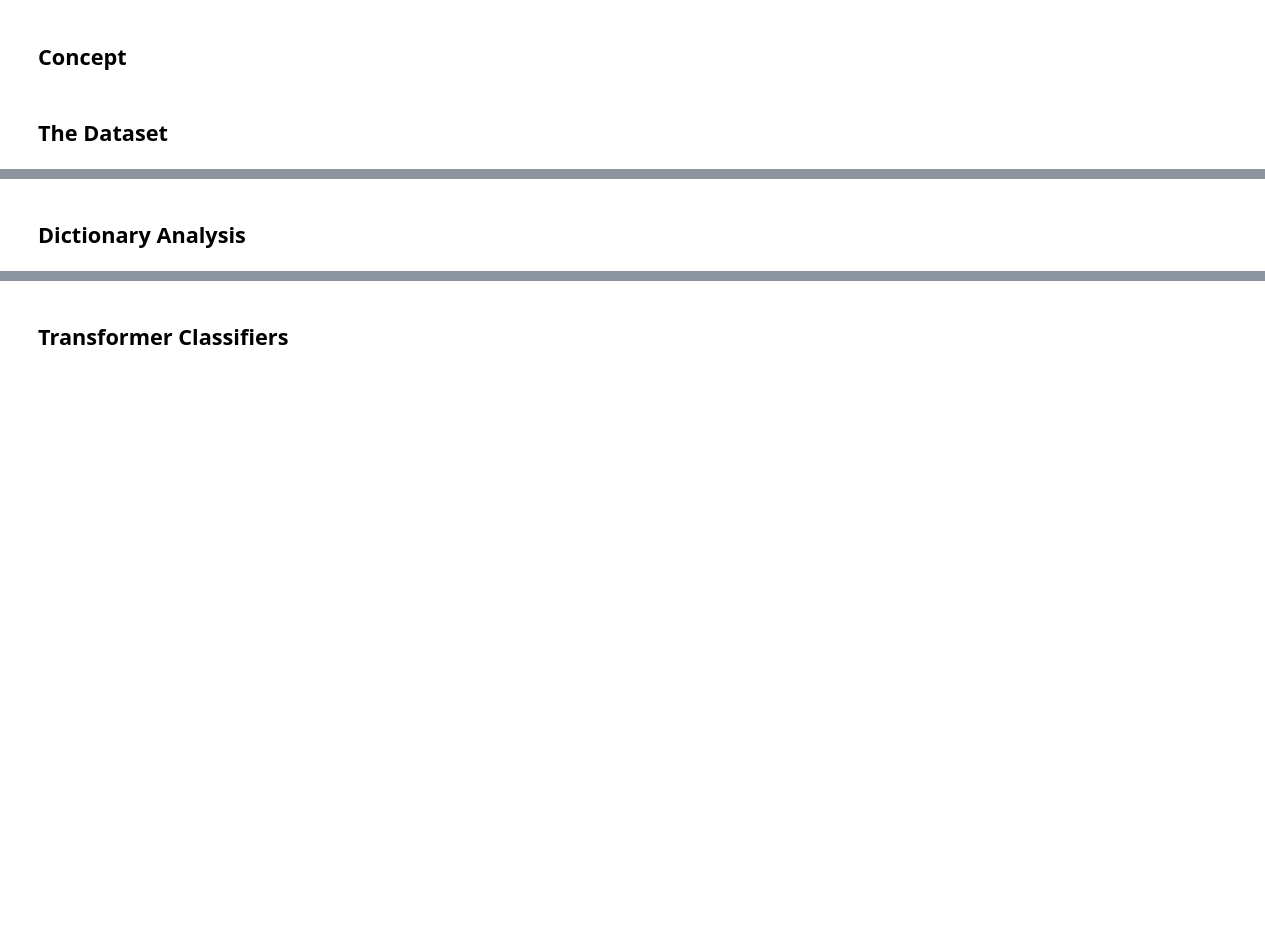
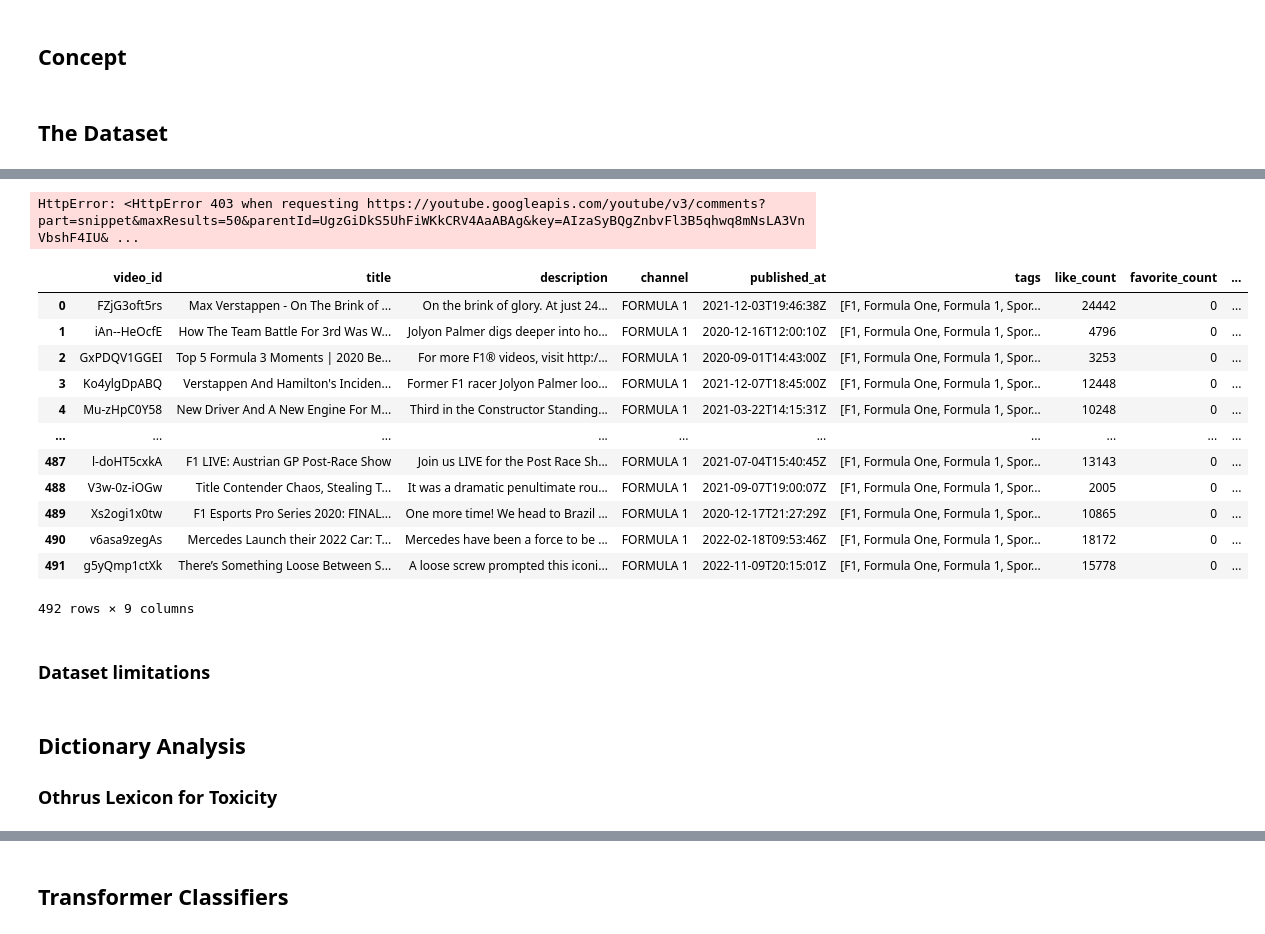
Before and after one commit to lkno0705/ToxicF1Cac, a Jupyter notebook: final.ipynb, the cells around one changed output, grey strips where cells are left out. Cells and saved outputs as stored; diff of their text form; code cells hidden in the pictures; blank space fills up the shorter version.

```diff
--- a/final.ipynb
+++ b/final.ipynb
@@ -134,12 +155,12 @@ for video_id in video_ids_after_2020:
     if videos.loc[videos['video_id'] == video_id].comment_count.iloc[0] == 0:
         continue
     top_level_comments = youtube_api.commentThreads().list(part="snippet",
-        maxResults=2,
+        maxResults=50,
         order="relevance",
         videoId=video_id).execute()['items']
     for top_level_comment in top_level_comments:
         replies = youtube_api.comments().list(part="snippet",
-            maxResults=2,
+            maxResults=50,
             parentId=top_level_comment['snippet']['topLevelComment']['id']).execute()['items']
         df_list_comments.append(
         {
@@ -165,11 +186,33 @@ for video_id in video_ids_after_2020:
 
 comment_df = pd.DataFrame(df_list_comments)
 comment_df
+# %% [output]
+HttpError: <HttpError 403 when requesting https://youtube.googleapis.com/youtube/v3/comments?part=snippet&maxResults=50&parentId=UgzGiDkS5UhFiWKkCRV4AaABAg&key=AIzaSyBQgZnbvFl3B5qhwq8mNsLA3VnVbshF4IU& ...
 # %%
 videos.to_pickle("datasets/video_data.pkl")
 comment_df.to_pickle("datasets/comment_data.pkl")
 # %%
 videos = pd.read_pickle("datasets/video_data.pkl")
 comment_df = pd.read_pickle("datasets/comment_data.pkl")
+# %%
+videos
+# %% [output]
+|  | video_id | title | description | channel | published_at | tags | like_count | favorite_count | ... |
+| 0 | FZjG3oft5rs | Max Verstappen - On The Brink of ... | On the brink of glory. At just 24... | FORMULA 1 | 2021-12-03T19:46:38Z | [F1, Formula One, Formula 1, Spor... | 24442 | 0 | ... |
+| 1 | iAn--HeOcfE | How The Team Battle For 3rd Was W... | Jolyon Palmer digs deeper into ho... | FORMULA 1 | 2020-12-16T12:00:10Z | [F1, Formula One, Formula 1, Spor... | 4796 | 0 | ... |
+| 2 | GxPDQV1GGEI | Top 5 Formula 3 Moments | 2020 Be... | For more F1® videos, visit http:/... | FORMULA 1 | 2020-09-01T14:43:00Z | [F1, Formula One, Formula 1, Spor... | 3253 | 0 | ... |
+| 3 | Ko4ylgDpABQ | Verstappen And Hamilton's Inciden... | Former F1 racer Jolyon Palmer loo... | FORMULA 1 | 2021-12-07T18:45:00Z | [F1, Formula One, Formula 1, Spor... | 12448 | 0 | ... |
+| 4 | Mu-zHpC0Y58 | New Driver And A New Engine For M... | Third in the Constructor Standing... | FORMULA 1 | 2021-03-22T14:15:31Z | [F1, Formula One, Formula 1, Spor... | 10248 | 0 | ... |
+| ... | ... | ... | ... | ... | ... | ... | ... | ... | ... |
+| 487 | l-doHT5cxkA | F1 LIVE: Austrian GP Post-Race Show | Join us LIVE for the Post Race Sh... | FORMULA 1 | 2021-07-04T15:40:45Z | [F1, Formula One, Formula 1, Spor... | 13143 | 0 | ... |
+| 488 | V3w-0z-iOGw | Title Contender Chaos, Stealing T... | It was a dramatic penultimate rou... | FORMULA 1 | 2021-09-07T19:00:07Z | [F1, Formula One, Formula 1, Spor... | 2005 | 0 | ... |
+| 489 | Xs2ogi1x0tw | F1 Esports Pro Series 2020: FINAL... | One more time! We head to Brazil ... | FORMULA 1 | 2020-12-17T21:27:29Z | [F1, Formula One, Formula 1, Spor... | 10865 | 0 | ... |
+| 490 | v6asa9zegAs | Mercedes Launch their 2022 Car: T... | Mercedes have been a force to be ... | FORMULA 1 | 2022-02-18T09:53:46Z | [F1, Formula One, Formula 1, Spor... | 18172 | 0 | ... |
+| 491 | g5yQmp1ctXk | There’s Something Loose Between S... | A loose screw prompted this iconi... | FORMULA 1 | 2022-11-09T20:15:01Z | [F1, Formula One, Formula 1, Spor... | 15778 | 0 | ... |
+492 rows × 9 columns
+# %% [markdown]
+### Dataset limitations
 # %% [markdown]
 ## Dictionary Analysis
+
+### Othrus Lexicon for Toxicity
```
Also changed, not shown: parts of 8 cells of this notebook.
